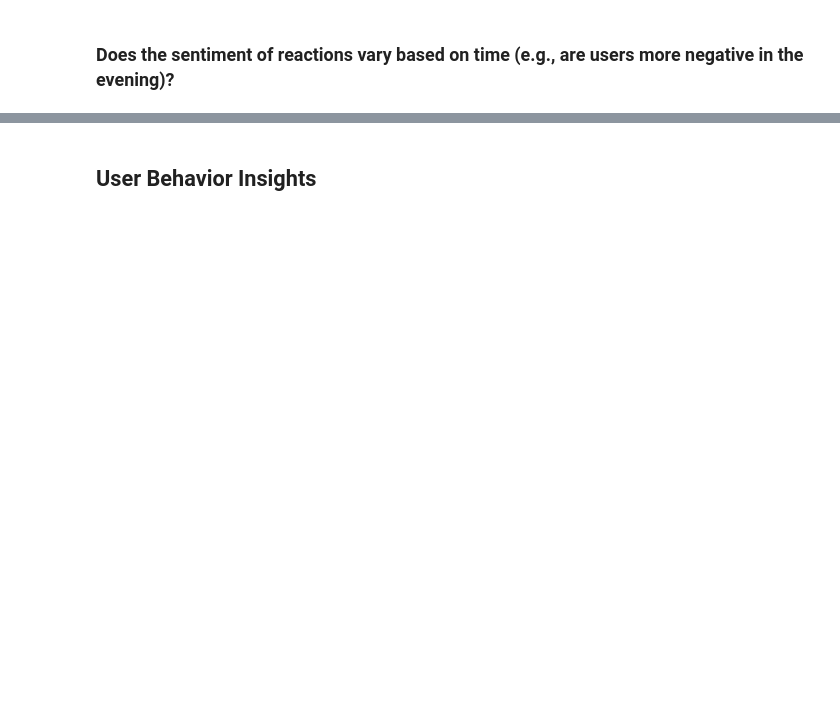
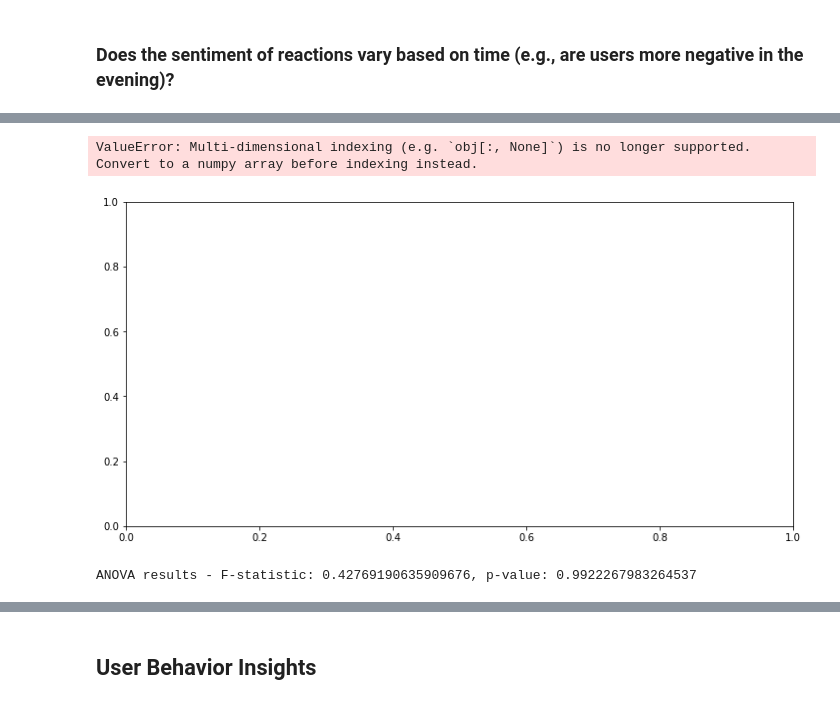
Before and after one commit to Oladk/Accenture-Content-Data-analysis, a Jupyter notebook: Accenture Content Data Analysis.ipynb, the cells around one changed output, grey strips where cells are left out. Saved outputs shown, nothing was run; the diff lists cells and outputs as text; code cells hidden in the pictures; blank space fills up the shorter version.

```diff
--- a/Accenture Content Data Analysis.ipynb
+++ b/Accenture Content Data Analysis.ipynb
@@ -811,0 +841,15 @@ Chi-Square Test: p-value = 1.0
+# %%
+# Grooup by Sentiment and hour, then count reactions
+Sentiment_by_hour = reaction_data.groupby(['Hour', 'Sentiment']).size().reset_index(name='Count')
+
+# Pivot to make it easier to compare sentiments
+Sentiment_hour_pivot = Sentiment_by_hour.pivot(index='Hour', columns='Sentiment', values='Count')
+
+# Add a total reactions column for context
+Sentiment_hour_pivot['Total Reactions'] = Sentiment_hour_pivot.sum(axis=1)
+
+# Calculate the proportion of positive and negative reactions
+Sentiment_hour_pivot['Positive Proportion'] = (Sentiment_hour_pivot['Positive']/ Sentiment_hour_pivot['Total Reactions']) *100
+Sentiment_hour_pivot['Negative Proportion'] = (Sentiment_hour_pivot['Negative']/ Sentiment_hour_pivot['Total Reactions']) *100
+
+print(Sentiment_hour_pivot)
@@ -811,0 +894,24 @@ Chi-Square Test: p-value = 1.0
+# %%
+plt.figure(figsize=(12,6))
+plt.plot(Sentiment_hour_pivot.index, Sentiment_hour_pivot['Positive'], label='Positive Sentiment', color='green')
+plt.plot(Sentiment_hour_pivot.index, Sentiment_hour_pivot['Negative'], label= 'Negative Sentiment', color= 'red')
+plt.title('Sentiment Proportions by Hour of the Day')
+plt.xlabel('Hour of the Day')
+plt.ylabel('Proportion of Reaction')
+plt.legend()
+plt.grid(True)
+plt.show()
+# %% [output]
+ValueError: Multi-dimensional indexing (e.g. `obj[:, None]`) is no longer supported. Convert to a numpy array before indexing instead.
+[figure, added]
+# %%
+from scipy.stats import f_oneway
+
+# Group by Hour and calculate average Score for ANOVA
+hourly_scores = [group['Score'].values for _, group in reaction_data.groupby('Hour')]
+
+# ANOVA test
+f_stat, p_value = f_oneway(*hourly_scores)
+print(f"ANOVA results - F-statistic: {f_stat}, p-value: {p_value}")
+# %% [output]
+ANOVA results - F-statistic: 0.42769190635909676, p-value: 0.9922267983264537
```
Also changed, not shown: parts of 35 cells of this notebook.
